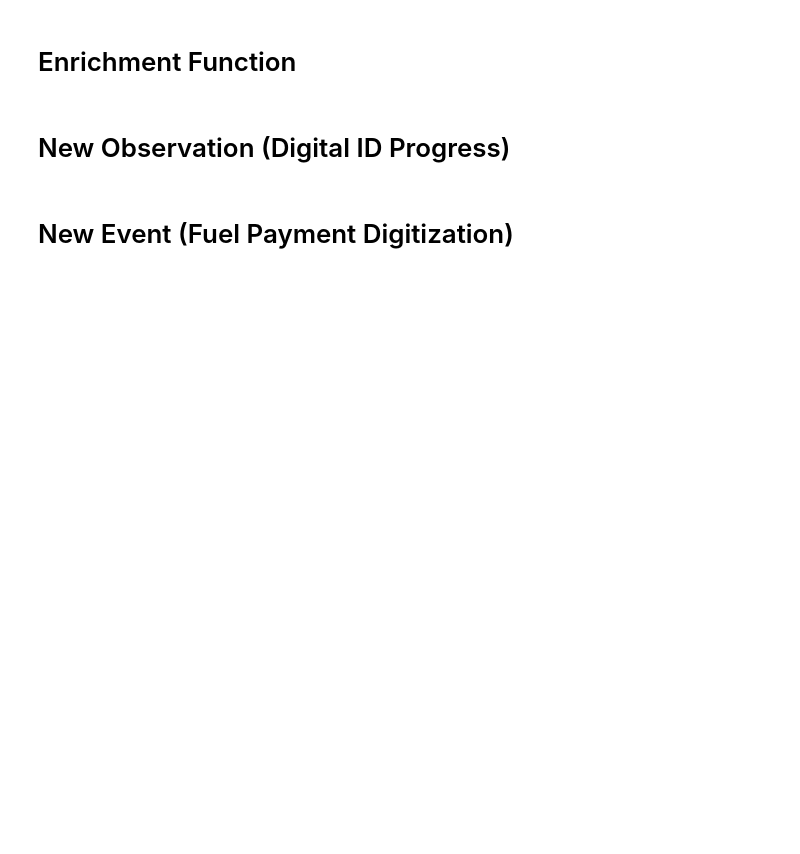
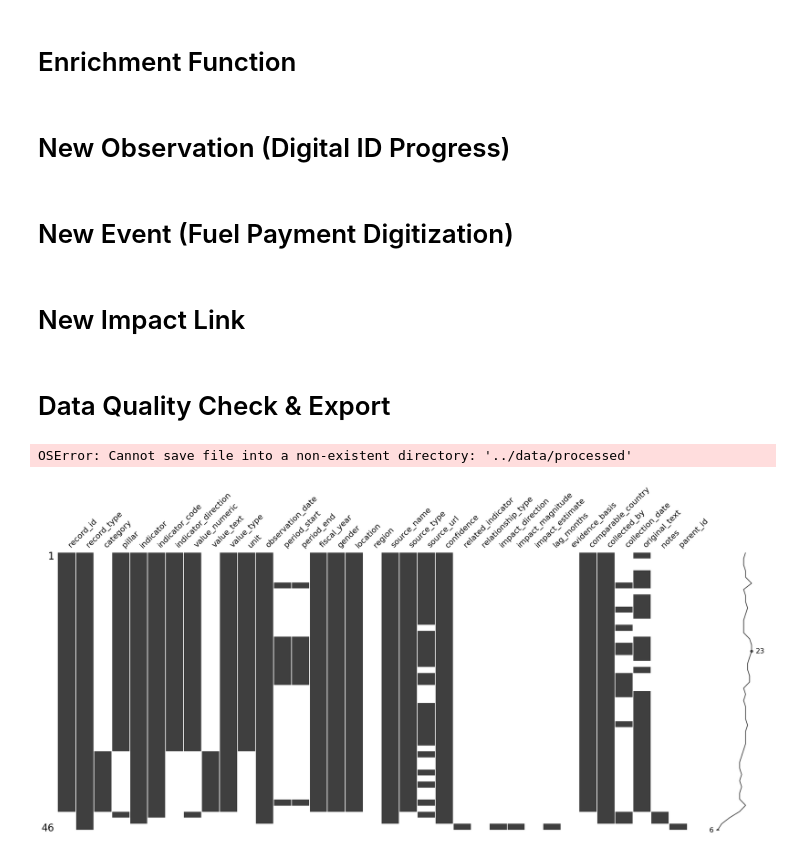
Before and after one commit to rahel-yab/Forecasting-Financial-Inclusion-in-Ethiopia, a Jupyter notebook: notebooks/enrichment.ipynb, the cells around one changed output. Cells and saved outputs as stored; diff of their text form; code cells hidden in the pictures; blank space fills up the shorter version.

Commit message:
Finalized data quality check

```diff
--- a/notebooks/enrichment.ipynb
+++ b/notebooks/enrichment.ipynb
@@ -60,3 +58,29 @@ df_unified = add_record(
     source_name='Ministry of Transport',
     notes='Policy requiring all fuel transactions to be digital via Telebirr or CBE'
 )
+# %% [markdown]
+# New Impact Link
+# %%
+# Note: For impact_links, use the columns specified in your schema (lag, magnitude)
+impact_row = {
+    'record_type': 'impact_link',
+    'parent_id': 'EVENT_ID_OR_NAME', # Link this to the Fuel Event
+    'related_indicator': 'USG_DIGITAL_PAYMENT',
+    'impact_direction': 'positive',
+    'impact_magnitude': 0.15, # 15% estimated increase
+    'lag_months': 3
+}
+df_unified = pd.concat([df_unified, pd.DataFrame([impact_row])], ignore_index=True)
+# %% [markdown]
+# Data Quality Check & Export
+# %%
+import missingno as msno
+
+# Visualize where data is missing
+msno.matrix(df_unified)
+
+# Save to processed folder for Task 2
+df_unified.to_csv('../data/processed/ethiopia_fi_enriched.csv', index=False)
+# %% [output]
+OSError: Cannot save file into a non-existent directory: '../data/processed'
+[figure, added]
```
Also changed, not shown: parts of 1 cell of this notebook.
